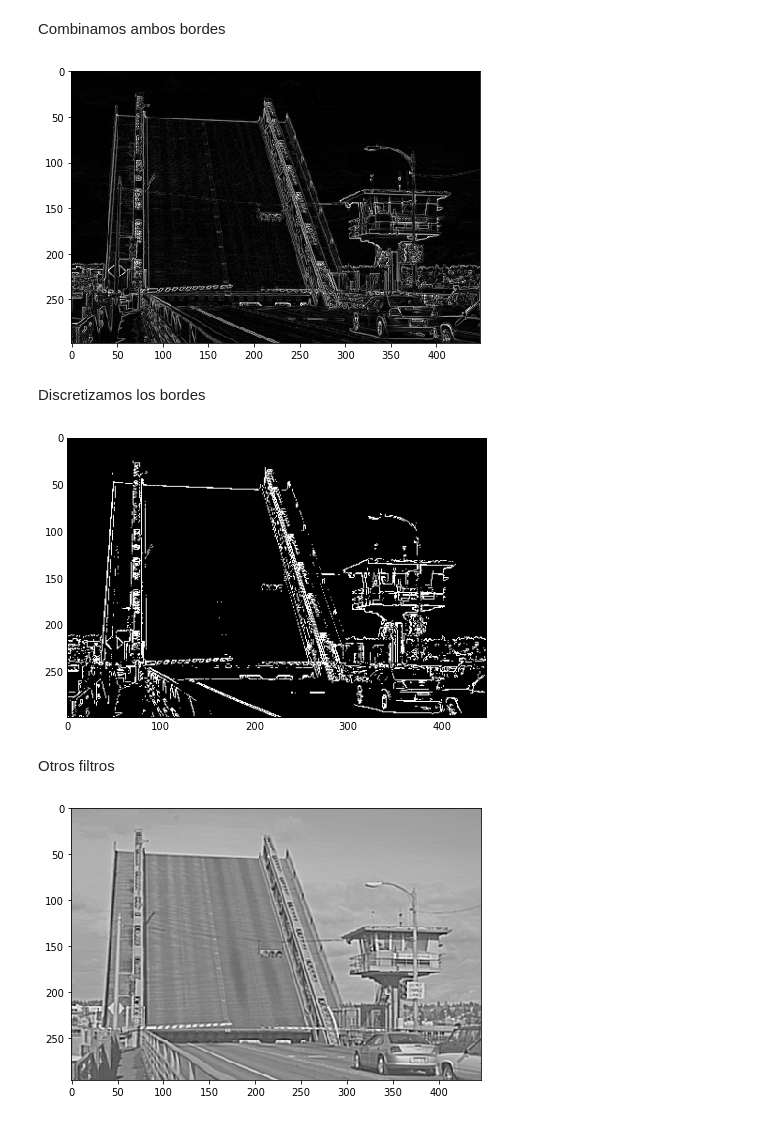
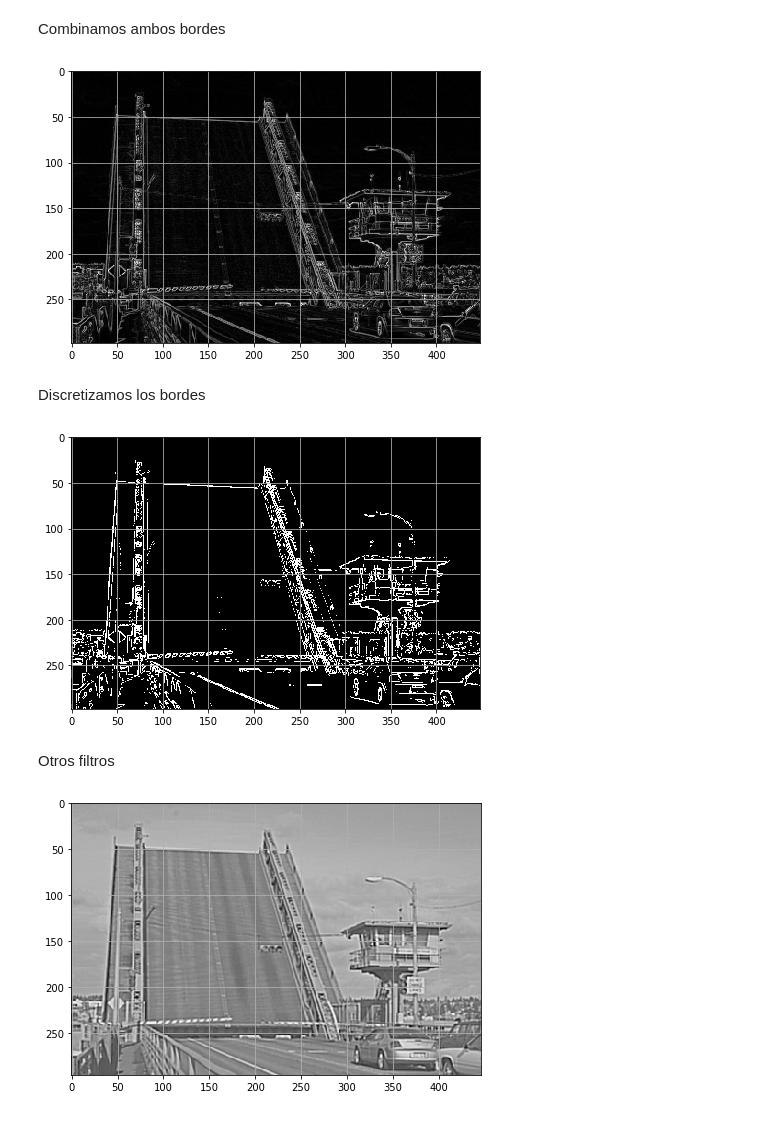
Before and after one commit to jjpulidos/Artificial-Intelligence-PSet-UIS, a Jupyter notebook: Notas 02A - Computer-Vision - Image intro.ipynb, the cells around one changed output. Cells and saved outputs as stored; diff of their text form; code cells hidden in the pictures.

Commit message:
Correccion de Notacion
- Py2 to Py3
- Arreglados algunos MD
- Se agregaron visualizacion de filtros en notas 02A

```diff
--- a/Notas 02A - Computer-Vision - Image intro.ipynb
+++ b/Notas 02A - Computer-Vision - Image intro.ipynb
@@ -158,24 +156,25 @@ fh = np.array([[0,0,0],[0,-1,0],[0,1,0]])
 cv = convolve2d(gimg, fv, mode="valid")
 ch = convolve2d(gimg, fh, mode="valid")
 
-#b= np.sqrt(cv**2 + ch**2)
+b= np.sqrt(cv**2 + ch**2)
 b = (np.abs(cv) + np.abs(ch) ) / 2
 plt.figure(figsize=(10,5))
 plt.imshow(b, cmap = plt.cm.Greys_r);
-#plt.grid()
+plt.grid()
 # %% [output]
-[figure, old version]
+[figure, new version]
 # %% [markdown]
 Discretizamos los bordes
 # %%
 b = np.sqrt(cv**2 + ch**2)
 threshold = 50
 b[b>threshold]=255
 b[b<threshold]=0
 plt.figure(figsize=(10,5))
-plt.imshow(b, cmap = plt.cm.Greys_r); plt.grid()
+plt.imshow(b, cmap = plt.cm.Greys_r)
+plt.grid()
 # %% [output]
-[figure, old version]
+[figure, new version]
 # %% [markdown]
 Otros filtros
 # %%
@@ -198,10 +197,5 @@ f_motionblur = np.array([[-1,-1,-1,-1,-1],
                          [-1,-1,-1,-1,-1]])
 
 f_bigblur = np.ones((10,10))
-
-c = convolve2d(gimg, f_motionblur, mode="valid")
-plt.figure(figsize=(10,5))
-plt.imshow(c, cmap = plt.cm.Greys_r);
-#plt.grid()
 # %% [output]
-[figure, old version]
+[figure, new version]
```
Also changed, not shown: parts of 15 cells of this notebook, 15 other files.
